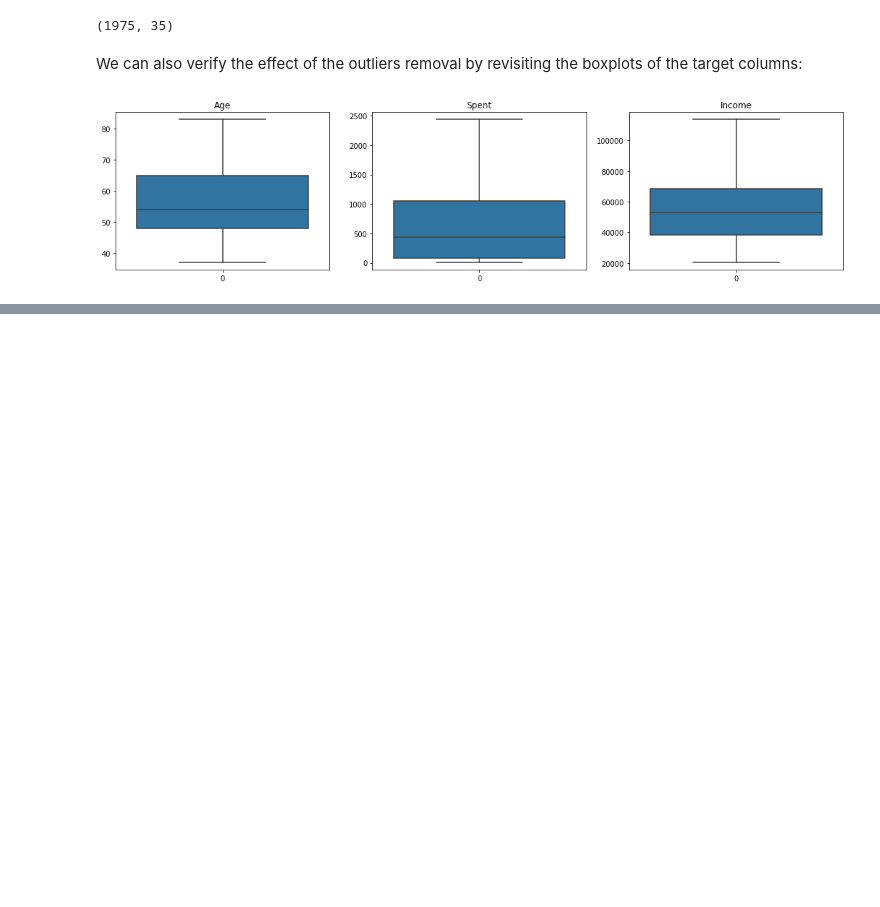
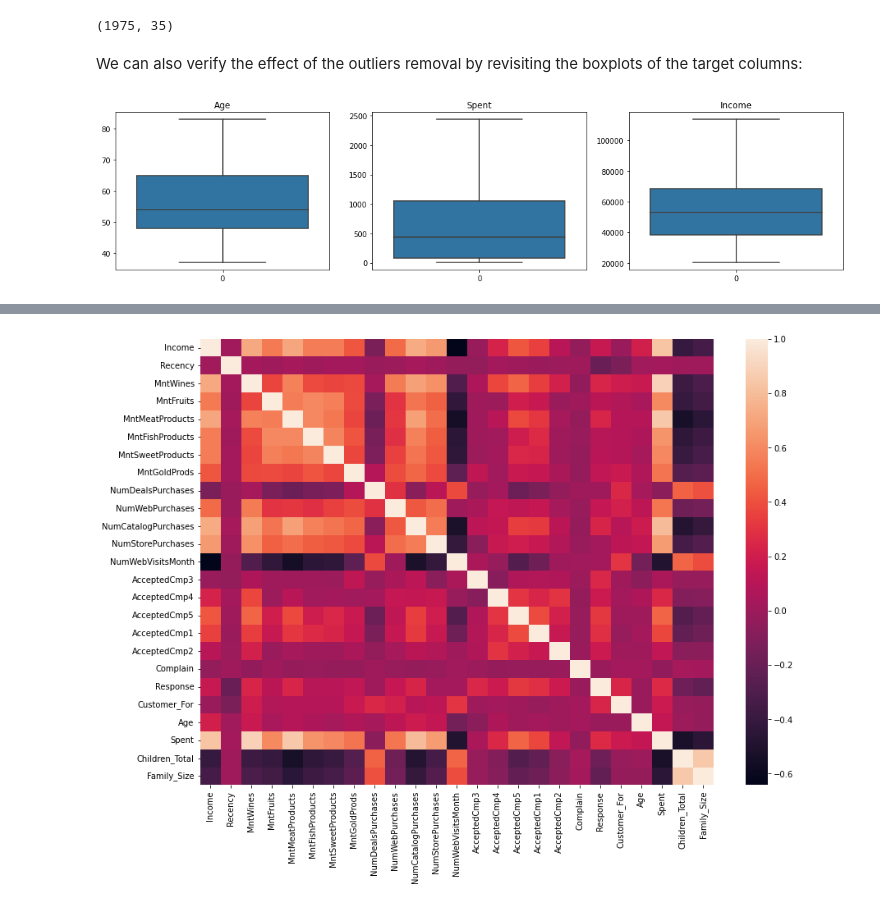
Before and after one commit to pspanoudakis/Data-Mining-Techniques-Projects, a Jupyter notebook: project1/CustomerPersonalityAnalysis.ipynb, the cells around one changed output, grey strips where cells are left out. Saved outputs shown, nothing was run; the diff lists cells and outputs as text; code cells hidden in the pictures; blank space fills up the shorter version.

```diff
--- a/project1/CustomerPersonalityAnalysis.ipynb
+++ b/project1/CustomerPersonalityAnalysis.ipynb
@@ -373,11 +366,12 @@ See also:
 - https://www.geeksforgeeks.org/detect-and-remove-the-outliers-using-python/
 - https://towardsdatascience.com/why-1-5-in-iqr-method-of-outlier-detection-5d07fdc82097
 # %%
-def removeColumnOutliers(df: pd.DataFrame, col: str):
+def removeColumnOutliers(df: pd.DataFrame, col: str) -> pd.DataFrame:
     q1 = np.percentile(df[col], q=25, interpolation='midpoint')
     q3 = np.percentile(df[col], q=75, interpolation='midpoint')
     iqr = q3 - q1
 
+    #lowerLimit = max(1, q3 - 1.5 * iqr)
     lowerLimit = q3 - 1.5 * iqr
     upperLimit = q3 + 1.5 * iqr
 
@@ -400,0 +401,33 @@ boxPlotCols(dataDf, outlierCols)
+# %%
+excludeCols = [
+    DataColumn.ID,
+    DataColumn.YEAR_BIRTH,
+    DataColumn.KIDHOME,
+    DataColumn.TEENHOME,
+    DataColumn.IS_PARENT,
+
+    # DataColumn.ACCEPTEDCMP1,
+    # DataColumn.ACCEPTEDCMP2,
+    # DataColumn.ACCEPTEDCMP3,
+    # DataColumn.ACCEPTEDCMP4,
+    # DataColumn.ACCEPTEDCMP5,
+    # DataColumn.MNTFISHPRODUCTS,
+    # DataColumn.MNTFRUITS,
+    # DataColumn.MNTGOLDPRODS,
+    # DataColumn.MNTMEATPRODUCTS,
+    # DataColumn.MNTSWEETPRODUCTS,
+    # DataColumn.MNTWINES,
+    # DataColumn.NUMCATALOGPURCHASES,
+    # DataColumn.NUMDEALSPURCHASES,
+    # DataColumn.NUMWEBPURCHASES,
+    # DataColumn.NUMSTOREPURCHASES,
+    # DataColumn.NUMWEBVISITSMONTH,
+    # DataColumn.COMPLAIN,
+    # DataColumn.RESPONSE
+]
+
+dfView = dataDf.select_dtypes(include=['int64', 'float64']).drop(excludeCols, axis=1)
+_, axes = plt.subplots(1, 1, figsize=(14,10))
+_ = sns.heatmap(dfView.corr(), ax=axes)
+# %% [output]
+[figure, added]
```
Also changed, not shown: parts of 9 cells of this notebook.
